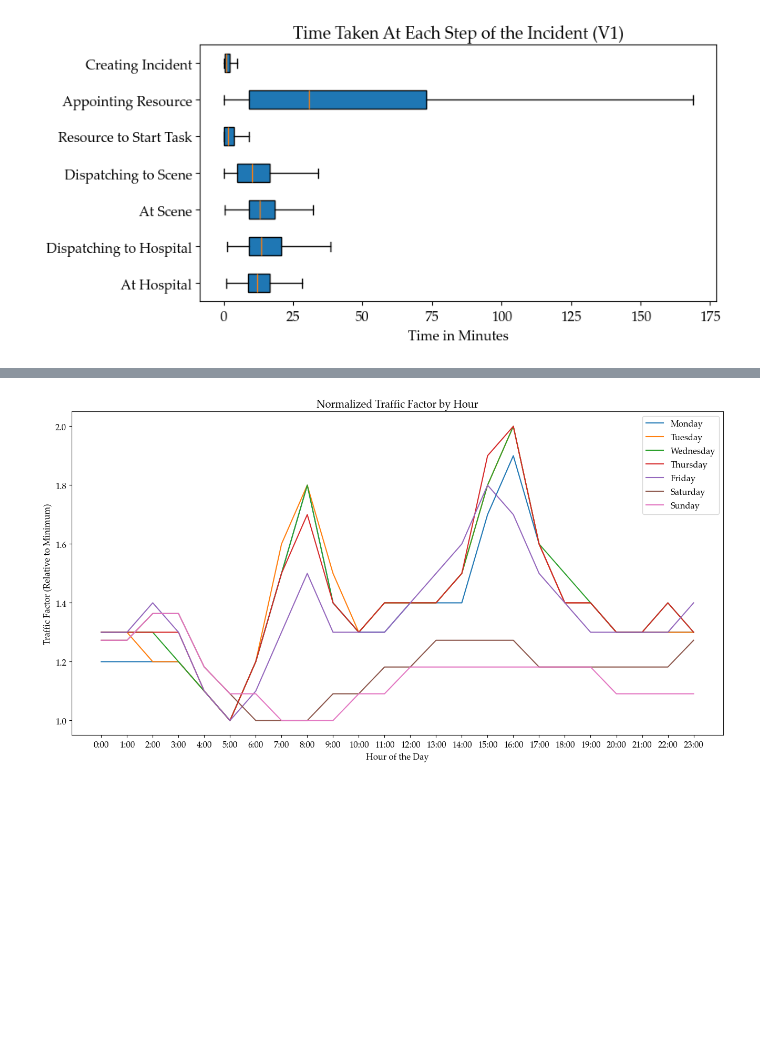
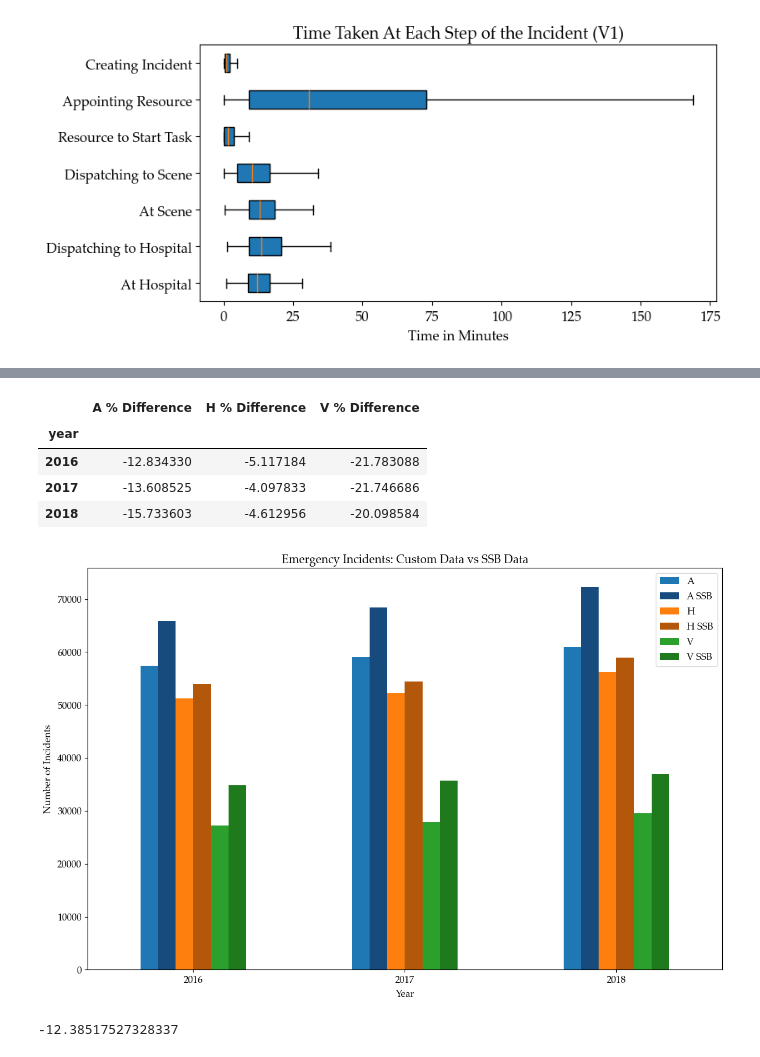
Before and after one commit to Emergency-Optimizers/Data-Processing, a Jupyter notebook: source/analysis/sandbox_sindre.ipynb, the cells around one changed output, grey strips where cells are left out. Cells and saved outputs as stored; diff of their text form; code cells hidden in the pictures; blank space fills up the shorter version.

```diff
--- a/source/analysis/sandbox_sindre.ipynb
+++ b/source/analysis/sandbox_sindre.ipynb
@@ -475,25 +203,0 @@ normalized_factors_df.head(24)
-# %%
-import matplotlib.pyplot as plt
-
-# Plotting each day on the same graph with color coding and a legend
-plt.figure(figsize=(16, 8))
-
-# Iterate through each day (column) in the DataFrame and plot
-for column in normalized_factors_df.columns:
-    plt.plot(normalized_factors_df.index, normalized_factors_df[column], label=column)
-
-# Adding title and labels
-plt.title("Normalized Traffic Factor by Hour")
-plt.xlabel("Hour of the Day")
-plt.ylabel("Traffic Factor (Relative to Minimum)")
-
-# Adjusting x-axis to show every hour
-plt.xticks(rotation=0)
-plt.xticks(normalized_factors_df.index)
-
-# Adding a legend
-plt.legend()
-
-plt.show()
-# %% [output]
-[figure, removed]
@@ -504,0 +204,54 @@ data_preprocessor.save_dataframe(
+# %%
+dataframe = data_preprocessor.load_processed_incidents_dataframe()
+dataframe = data_preprocessor._remove_duplicates(dataframe)
+dataframe = data_preprocessor._remove_incomplete_years(dataframe)
+dataframe = data_preprocessor._remove_outside_region(dataframe)
+#dataframe = data_preprocessor._remove_other_resource_types(dataframe)
+#dataframe = data_preprocessor._count_resources_sent(dataframe)
+#dataframe = data_preprocessor._remove_extra_resources(dataframe)
+
+dataframe['triage_impression_during_call'] = dataframe['triage_impression_during_call'].replace(['V1', 'V2'], 'V')
+dataframe['year'] = dataframe['time_call_received'].dt.year
+dataframe = dataframe.groupby(['year', 'triage_impression_during_call']).size().unstack(fill_value=0)
+# %%
+data_to_compare = {
+    "triage_impression_during_call": ["A", "H", "V"],
+    "2016": [65878, 53975, 34816],
+    "2017": [68413, 54419, 35679],
+    "2018": [72253, 58921, 36923]
+}
+dataframe_to_compare = pd.DataFrame(data_to_compare).set_index("triage_impression_during_call").T
+
+dataframe.index = dataframe.index.map(str)
+
+dataframe["A SSB"] = dataframe_to_compare["A"]
+dataframe["H SSB"] = dataframe_to_compare["H"]
+dataframe["V SSB"] = dataframe_to_compare["V"]
+# %%
+# Plotting
+colors = ["#1f77b4", "#174b7d", "#ff7f0e", "#b3580a", "#2ca02c", "#1f7a1e"]
+fig, ax = plt.subplots(figsize=(12, 8))
+dataframe[['A', 'A SSB', 'H', 'H SSB', 'V', 'V SSB']].plot(kind='bar', ax=ax, color=colors)
+ax.set_xlabel("Year")
+ax.set_ylabel("Number of Incidents")
+ax.set_title("Emergency Incidents: Custom Data vs SSB Data")
+plt.xticks(rotation=0)
+plt.legend(["A", "A SSB", "H", "H SSB", "V", "V SSB"], loc="upper right")
+plt.tight_layout()
+
+# Calculate and print percentage differences
+percentage_diff = (dataframe[['A', 'H', 'V']] - dataframe[['A SSB', 'H SSB', 'V SSB']].values) / dataframe[['A SSB', 'H SSB', 'V SSB']].values * 100
+percentage_diff.columns = ['A % Difference', 'H % Difference', 'V % Difference']
+percentage_diff
+# %% [output]
+|  | A % Difference | H % Difference | V % Difference |
+| year |  |  |  |
+| 2016 | -12.834330 | -5.117184 | -21.783088 |
+| 2017 | -13.608525 | -4.097833 | -21.746686 |
+| 2018 | -15.733603 | -4.612956 | -20.098584 |
+[figure, added]
+# %%
+total_diff = (dataframe[['A', 'H', 'V']].values.sum() - dataframe[['A SSB', 'H SSB', 'V SSB']].values.sum()) / dataframe[['A SSB', 'H SSB', 'V SSB']].values.sum() * 100
+total_diff
+# %% [output]
+-12.38517527328337
```
Also changed, not shown: parts of 3 cells of this notebook.
